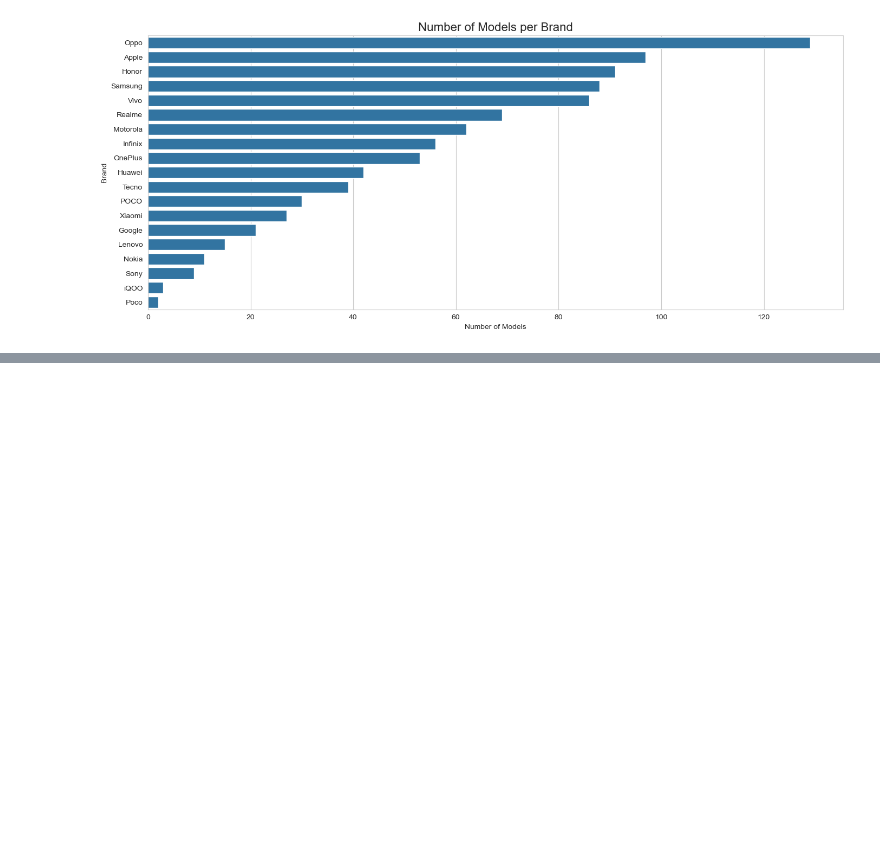
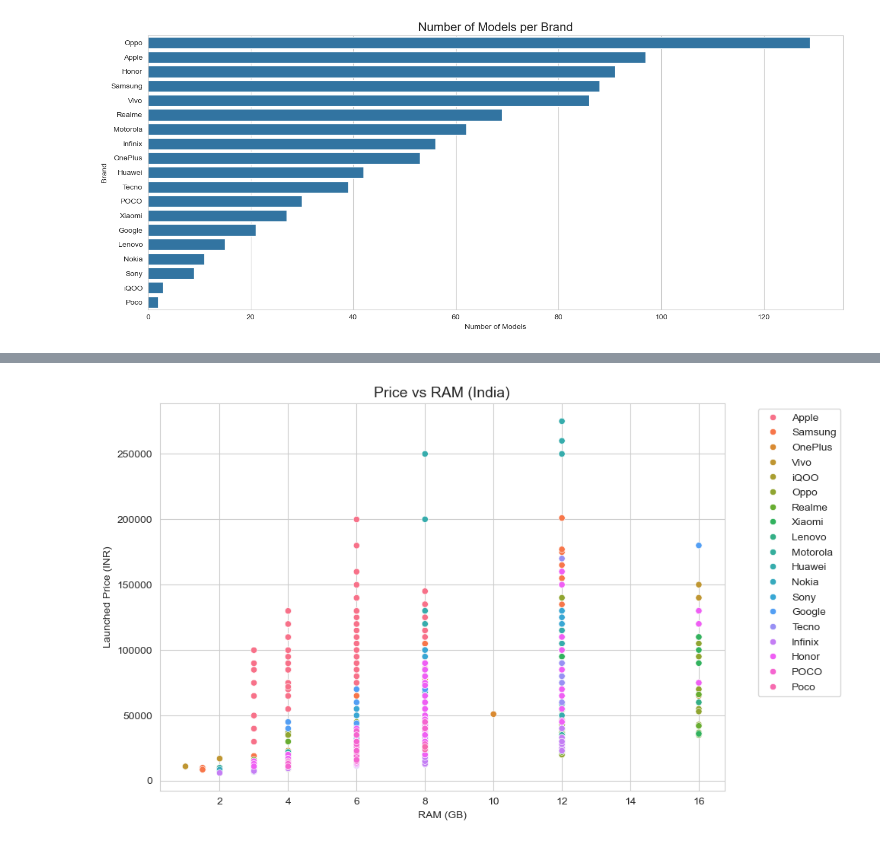
Before and after one commit to Parvashukla26/Mobile_2025_Data_Analysis, a Jupyter notebook: Mobiles_2025_data_analysis.ipynb, the cells around one changed output, grey strips where cells are left out. Cells and saved outputs as stored; diff of their text form; code cells hidden in the pictures; blank space fills up the shorter version.

Commit message:
Third Visualization : Price VS RAM(india)

```diff
--- a/Mobiles_2025_data_analysis.ipynb
+++ b/Mobiles_2025_data_analysis.ipynb
@@ -222,3 +222,6 @@ plt.tight_layout()
 plt.show()
 # %% [output]
 [figure]
+# %%
+df['RAM (GB)'] = df['RAM'].str.extract(r'(\d+\.?\d*)').astype(float)
+df['RAM (GB)']
@@ -224,0 +241,11 @@ plt.show()
+# %%
+plt.figure(figsize=(10, 6))
+sns.scatterplot(data=df, x='RAM (GB)', y='Launched Price (India)', hue='Company Name')
+plt.title("Price vs RAM (India)", fontsize=14)
+plt.xlabel("RAM (GB)")
+plt.ylabel("Launched Price (INR)")
+plt.legend(bbox_to_anchor=(1.05, 1), loc='upper left')
+plt.tight_layout()
+plt.show()
+# %% [output]
+[figure, added]
```
Also changed, not shown: parts of 1 cell of this notebook.
